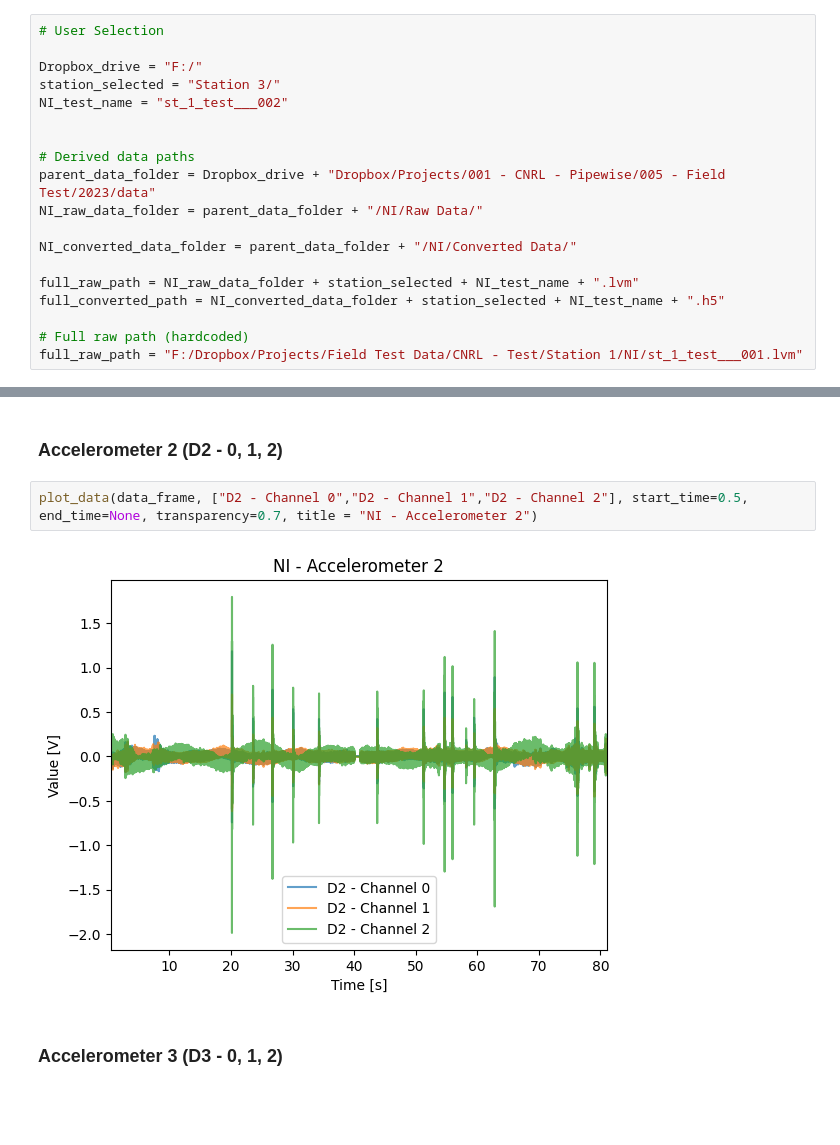
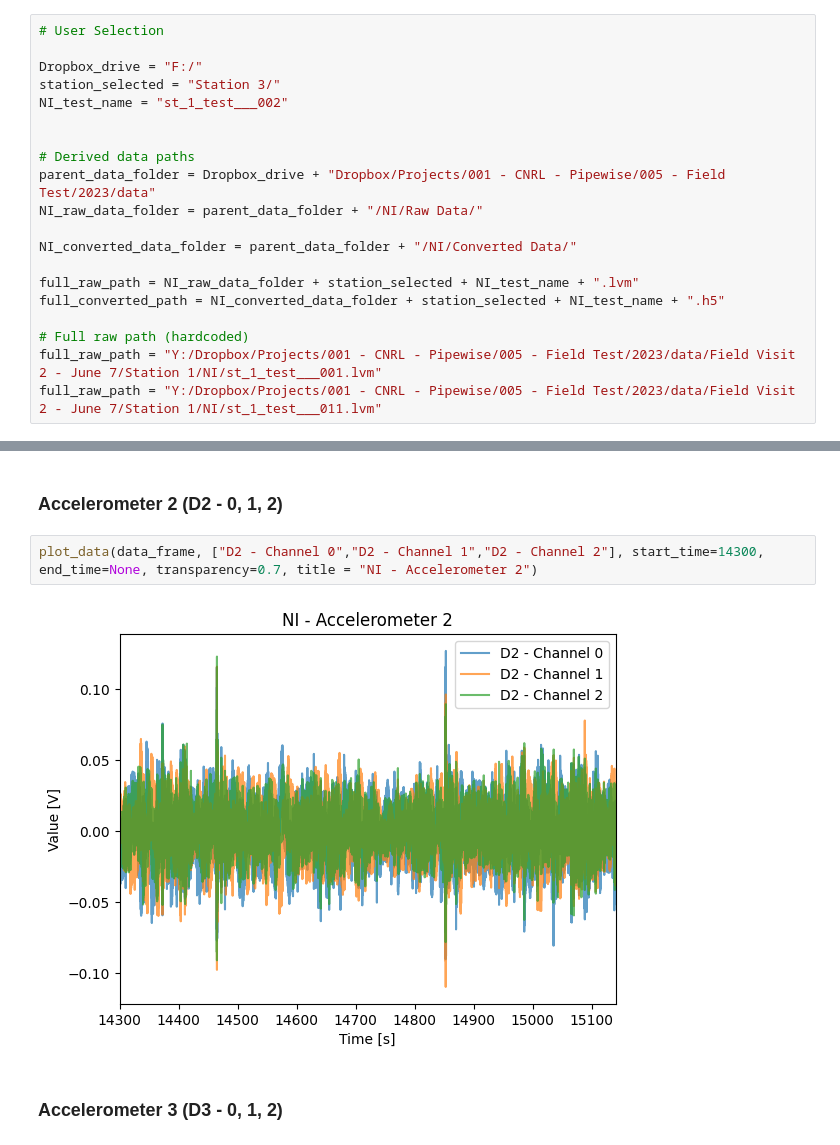
Before and after one commit to josmarcristello/Field-Test-Ferrier-2023, a Jupyter notebook: data processing/validate_NI_data_station_1.ipynb, the cells around one changed output, grey strips where cells are left out. Cells and saved outputs as stored; diff of their text form; blank space fills up the shorter version.

```diff
--- a/data processing/validate_NI_data_station_1.ipynb
+++ b/data processing/validate_NI_data_station_1.ipynb
@@ -27,7 +27,8 @@ full_raw_path = NI_raw_data_folder + station_selected + NI_test_name + ".lvm"
 full_converted_path = NI_converted_data_folder + station_selected + NI_test_name + ".h5"
 
 # Full raw path (hardcoded)
-full_raw_path = "F:/Dropbox/Projects/Field Test Data/CNRL - Test/Station 1/NI/st_1_test___001.lvm"
+full_raw_path = "Y:/Dropbox/Projects/001 - CNRL - Pipewise/005 - Field Test/2023/data/Field Visit 2 - June 7/Station 1/NI/st_1_test___001.lvm"
+full_raw_path = "Y:/Dropbox/Projects/001 - CNRL - Pipewise/005 - Field Test/2023/data/Field Visit 2 - June 7/Station 1/NI/st_1_test___011.lvm"
 # %% [markdown]
 ### Directly importing from .lvm
 # %%
@@ -171,9 +172,9 @@ plot_data(data_frame, ["D1 - Channel 0","D1 - Channel 1","D1 - Channel 2"], star
 # %% [markdown]
 ### Accelerometer 2 (D2 - 0, 1, 2)
 # %%
-plot_data(data_frame, ["D2 - Channel 0","D2 - Channel 1","D2 - Channel 2"], start_time=0.5, end_time=None, transparency=0.7, title = "NI - Accelerometer 2")
+plot_data(data_frame, ["D2 - Channel 0","D2 - Channel 1","D2 - Channel 2"], start_time=14300, end_time=None, transparency=0.7, title = "NI - Accelerometer 2")
 # %% [output]
-[figure, old version]
+[figure, new version]
 # %% [markdown]
 ### Accelerometer 3 (D3 - 0, 1, 2)
 # %%
```
Also changed, not shown: parts of 7 cells of this notebook, 3 other files.
